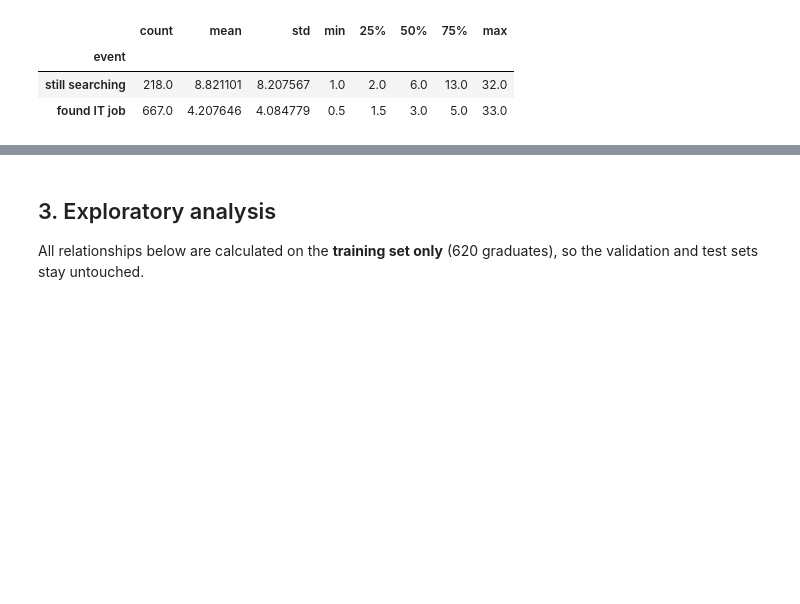
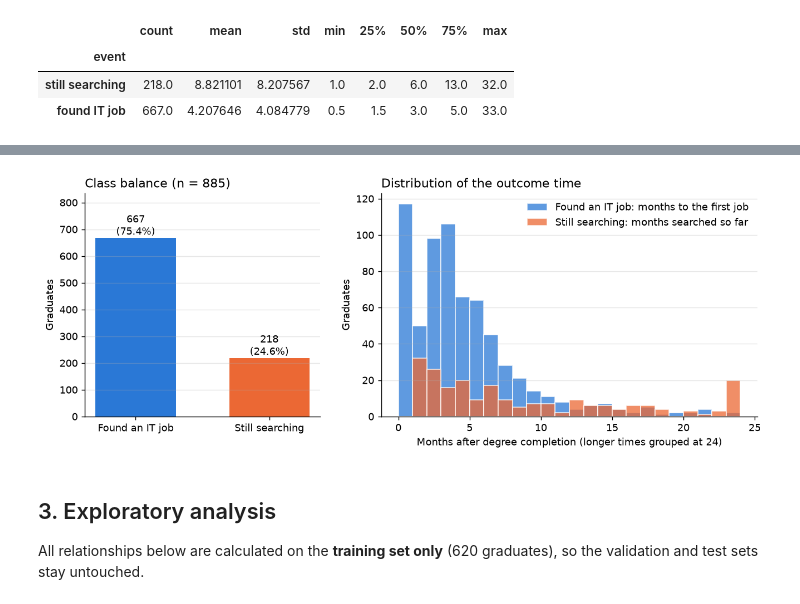
Before and after one commit to ShaznaSalman/final-research-employability-survival_COBSCCOMP24.2P019, a Jupyter notebook: notebooks/research_walkthrough.ipynb, the cells around one changed output, grey strips where cells are left out. Saved outputs shown, nothing was run; the diff lists cells and outputs as text; code cells hidden in the pictures; blank space fills up the shorter version.

```diff
--- a/notebooks/research_walkthrough.ipynb
+++ b/notebooks/research_walkthrough.ipynb
@@ -167,3 +174,34 @@ Graduates hired at or before completion (duration set to 0.5 months): 117
+# %%
+# ---- Class balance: found an IT job vs still searching (all 885 modelling graduates) ----------------------------
+FOUND, SEARCHING = "#2a78d6", "#eb6834"          # one colour per outcome, used in every chart below
+counts = grads["event"].map({1: "Found an IT job", 0: "Still searching"}).value_counts()
+counts = counts.reindex(["Found an IT job", "Still searching"])
+
+fig, (ax1, ax2) = plt.subplots(1, 2, figsize=(12, 4), gridspec_kw={"width_ratios": [1, 1.6]})
+bars = ax1.bar(counts.index, counts.values, color=[FOUND, SEARCHING], width=0.6)
+for bar, n in zip(bars, counts.values):           # label each bar with its count and share
+    ax1.annotate(f"{n}\n({n / counts.sum():.1%})", (bar.get_x() + bar.get_width() / 2, n),
+                 ha="center", va="bottom", fontsize=10)
+ax1.set_ylim(0, counts.max() * 1.25)
+ax1.set_ylabel("Graduates")
+ax1.set_title(f"Class balance (n = {counts.sum()})", loc="left")
+
+# ---- Distribution of the outcome time, by group (0-24 months; a few longer follow-ups are clipped at 24) --------
+bins = np.arange(0, 25, 1)
+for value, label, colour in ((1, "Found an IT job: months to the first job", FOUND),
+                             (0, "Still searching: months searched so far", SEARCHING)):
+    times = grads.loc[grads["event"] == value, "duration_months"].clip(upper=24)
+    ax2.hist(times, bins=bins, color=colour, alpha=0.75, label=label, edgecolor="white")
+ax2.set_xlabel("Months after degree completion (longer times grouped at 24)")
+ax2.set_ylabel("Graduates")
+ax2.set_title("Distribution of the outcome time", loc="left")
+ax2.legend(frameon=False)
+for ax in (ax1, ax2):
+    ax.grid(axis="y", alpha=0.3)
+    ax.spines[["top", "right"]].set_visible(False)
+show_fig(fig)
+# %% [output]
+[figure, added]
 # %% [markdown]
 ## 3. Exploratory analysis
 
```
Also changed, not shown: parts of 5 cells of this notebook, 1 other file.
